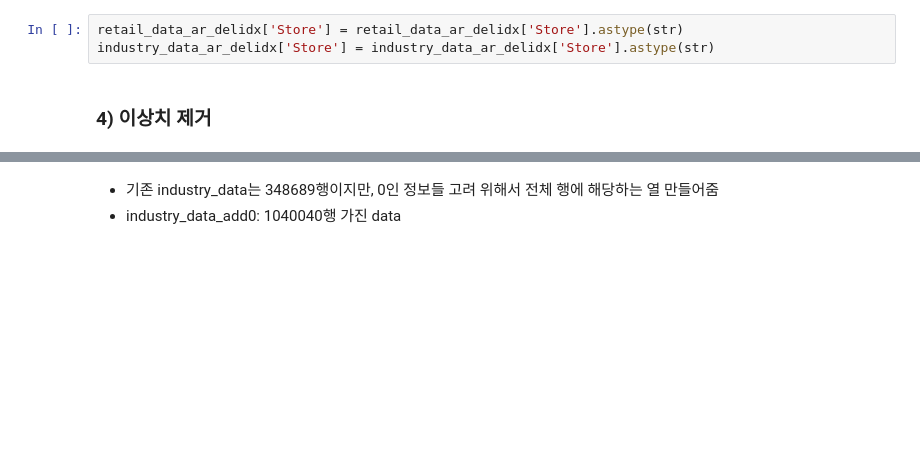
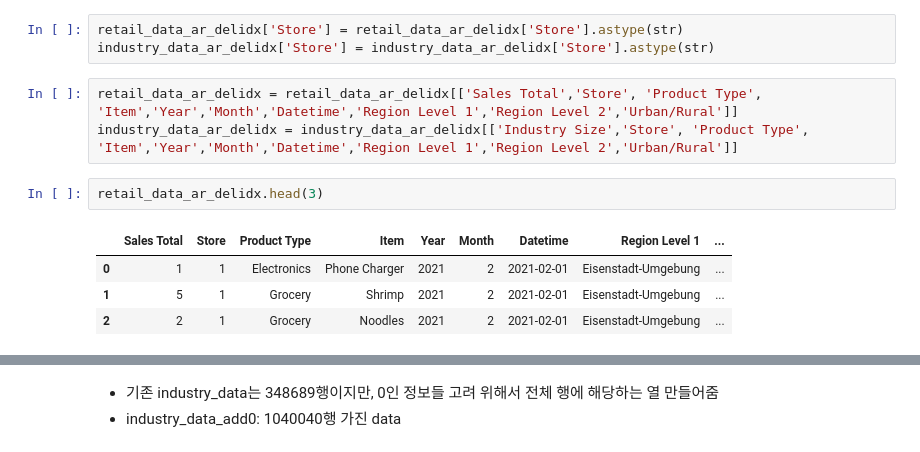
Before and after one commit to minji-o-j/Data-Science-Project, a Jupyter notebook: xgboost_final.ipynb, the cells around one changed output, grey strips where cells are left out. Saved outputs shown, nothing was run; the diff lists cells and outputs as text; blank space fills up the shorter version.

```diff
--- a/xgboost_final.ipynb
+++ b/xgboost_final.ipynb
@@ -190,5 +190,13 @@ industry_data_ar_delidx = industry_data_ar.drop(industry_err_idx).reset_index(dr
 # %%
 retail_data_ar_delidx['Store'] = retail_data_ar_delidx['Store'].astype(str)
 industry_data_ar_delidx['Store'] = industry_data_ar_delidx['Store'].astype(str)
-# %% [markdown]
-### 4) 이상치 제거
+# %%
+retail_data_ar_delidx = retail_data_ar_delidx[['Sales Total','Store', 'Product Type', 'Item','Year','Month','Datetime','Region Level 1','Region Level 2','Urban/Rural']]
+industry_data_ar_delidx = industry_data_ar_delidx[['Industry Size','Store', 'Product Type', 'Item','Year','Month','Datetime','Region Level 1','Region Level 2','Urban/Rural']]
+# %%
+retail_data_ar_delidx.head(3)
+# %% [output]
+|  | Sales Total | Store | Product Type | Item | Year | Month | Datetime | Region Level 1 | ... |
+| 0 | 1 | 1 | Electronics | Phone Charger | 2021 | 2 | 2021-02-01 | Eisenstadt-Umgebung | ... |
+| 1 | 5 | 1 | Grocery | Shrimp | 2021 | 2 | 2021-02-01 | Eisenstadt-Umgebung | ... |
+| 2 | 2 | 1 | Grocery | Noodles | 2021 | 2 | 2021-02-01 | Eisenstadt-Umgebung | ... |
```
Also changed, not shown: parts of 13 cells of this notebook, 2 other files.
